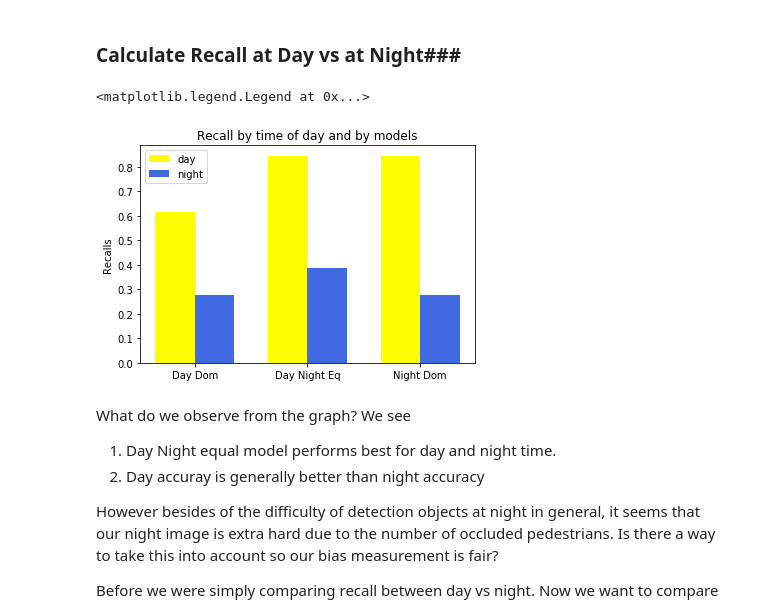
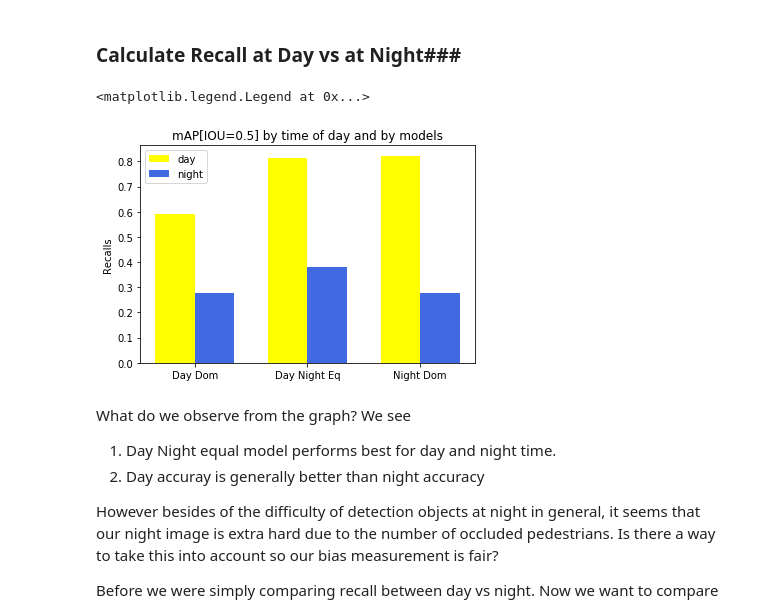
Before and after one commit to iman-saleh/ethical-ai, a Jupyter notebook: Bias_Detection.ipynb, the cells around one changed output. Saved outputs shown, nothing was run; the diff lists cells and outputs as text; code cells hidden in the pictures.

```diff
--- a/Bias_Detection.ipynb
+++ b/Bias_Detection.ipynb
@@ -334,13 +334,13 @@ def cat_pc(gt, predictions, thresholds):
 
     # in this case
     result = {}
-    result['mAP'] = ap
-    result['mAP_oc'] = ap_occ
-    result['mAP_noc'] = ap_nocc
+    result['mAP'] = np.mean(ap)
+    result['mAP_oc'] = np.mean(ap_occ)
+    result['mAP_noc'] = np.mean(ap_nocc)
     result['tpredbox'] = tpredbox
-    result['recall'] = recalls[-1]
-    result['recall_oc'] = recalls_occ[-1]
-    result['recall_noc'] = recalls_nocc[-1]
+    result['recall'] = np.mean(recalls)
+    result['recall_oc'] = np.mean(recalls_occ)
+    result['recall_noc'] = np.mean(recalls_nocc)
     result['tp_oc'] = int(tp_occ[-1])
     result['tp_noc'] = int(tp_nocc[-1])
     result['num_gts'] = num_gts
@@ -348,20 +348,13 @@ def cat_pc(gt, predictions, thresholds):
 
     return result
 
-def evaluate_detection(gt, pred, threshold=0.75):
+def evaluate_detection(gt, pred, threshold=0.5):
     cat_gt = utils.group_by_key(gt, 'timeofday')
     thresholds = [threshold] # we only want to evaluate with one threshold for now
-    raw_results = {}
     results = {}
 
     for cat in cat_gt.keys():
-        raw_results[cat] = cat_pc(cat_gt[cat], pred, thresholds)
-
-    # we only have one threshold, no need to have 1d result
-    for k1 in raw_results.keys():
-        results[k1] = {}
-        for k2 in raw_results[k1].keys():
-            results[k1][k2] = np.squeeze(raw_results[k1][k2])
+        results[cat] = cat_pc(cat_gt[cat], pred, thresholds)
     return results
 # %% [markdown]
 Remember for the night dominated model, it made 5 predictions during the day, and 14 predictions during night.
@@ -434,27 +426,28 @@ display_tpred(nd_results, 'nd')
 # %%
 gridnumber = np.arange(3)
 width = 0.35
 fig = plt.figure()
 ax = plt.subplot(111)
-day_recall = ax.bar(gridnumber,
-                    [dd_results['daytime']['recall'],
-                     dn_results['daytime']['recall'],
-                     nd_results['daytime']['recall']],
+
+day_map = ax.bar(gridnumber,
+                    [dd_results['daytime']['mAP'],
+                     dn_results['daytime']['mAP'],
+                     nd_results['daytime']['mAP']],
                      width, color='yellow')
-night_recall = ax.bar(gridnumber + width,
-                    [dd_results['night']['recall'],
-                     dn_results['night']['recall'],
-                     nd_results['night']['recall']],
+night_map = ax.bar(gridnumber + width,
+                    [dd_results['night']['mAP'],
+                     dn_results['night']['mAP'],
+                     nd_results['night']['mAP']],
                      width, color='royalblue')
 
 ax.set_xticks(gridnumber + width/2)
 ax.set_xticklabels(['Day Dom', 'Day Night Eq', 'Night Dom'])
 ax.set_ylabel('Recalls')
-ax.set_title('Recall by time of day and by models')
-ax.legend((day_recall[0], night_recall[1]), ('day', 'night'))
+ax.set_title('mAP[IOU=0.5] by time of day and by models')
+ax.legend((day_map[0], night_map[1]), ('day', 'night'))
 # %% [output]
 <matplotlib.legend.Legend at 0x...>
-[figure, old version]
+[figure, new version]
 # %% [markdown]
 What do we observe from the graph? We see
 
```
Also changed, not shown: parts of 11 cells of this notebook.
